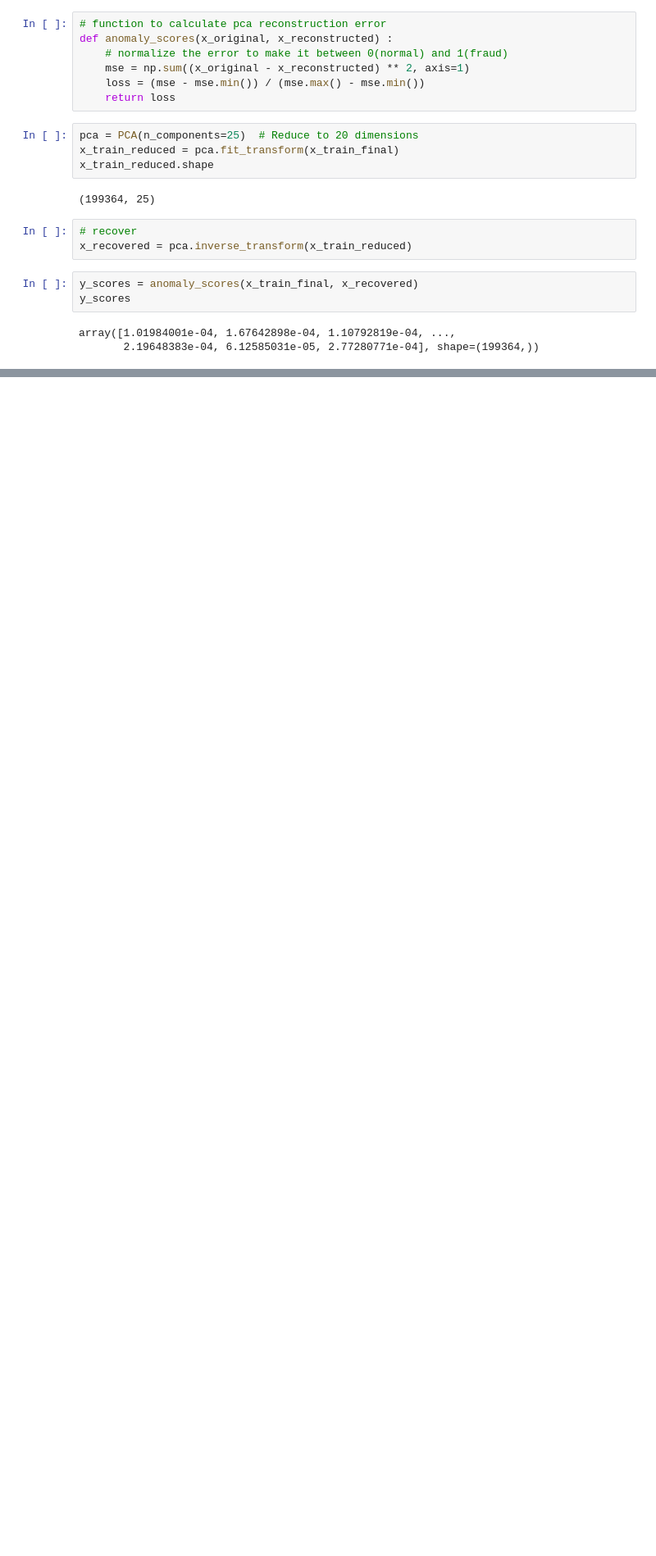
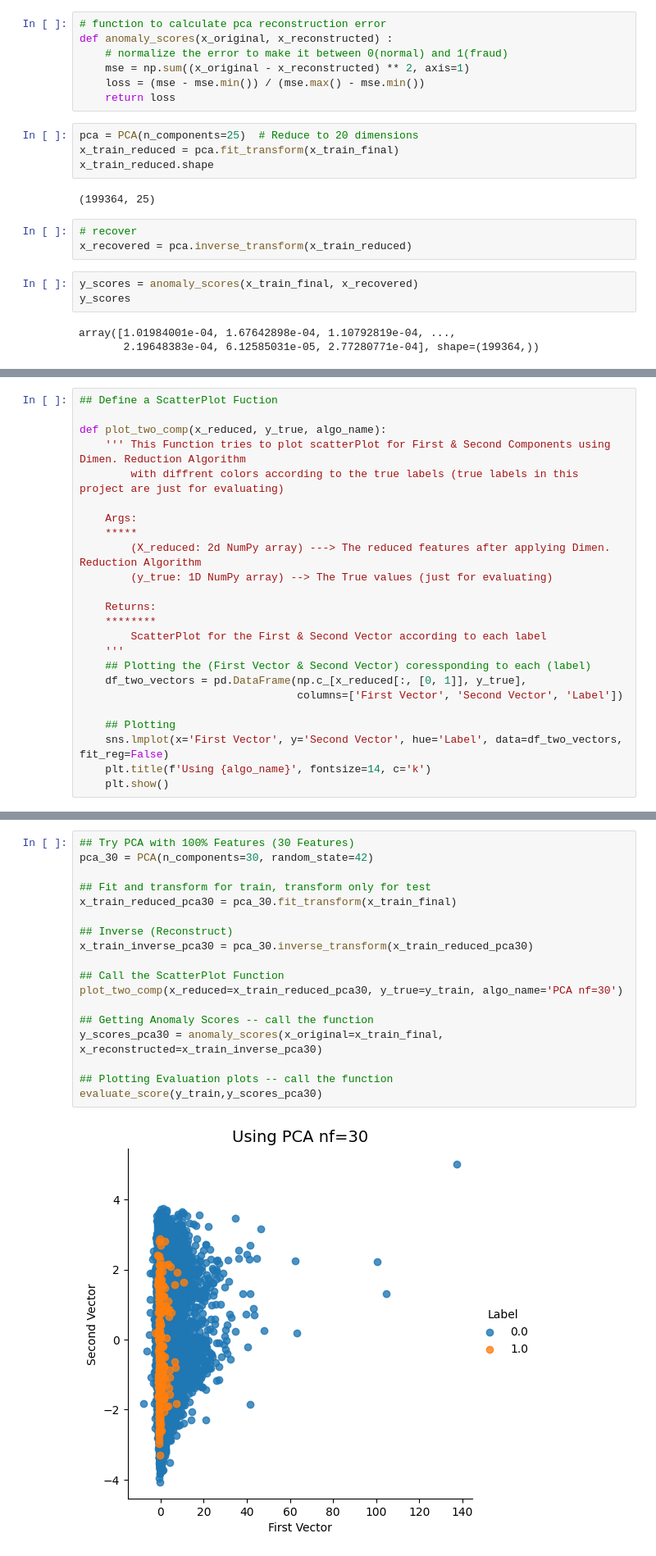
Before and after one commit to phenammar/Anomaly-detection, a Jupyter notebook: notebooks/anomalynb.ipynb, the cells around one changed output, grey strips where cells are left out. Shown at 82% size. Cells and saved outputs as stored; diff of their text form; blank space fills up the shorter version.

```diff
--- a/notebooks/anomalynb.ipynb
+++ b/notebooks/anomalynb.ipynb
@@ -144,0 +203,24 @@ array([1.01984001e-04, 1.67642898e-04, 1.10792819e-04, ...,
+# %%
+## Define a ScatterPlot Fuction
+
+def plot_two_comp(x_reduced, y_true, algo_name):
+    ''' This Function tries to plot scatterPlot for First & Second Components using Dimen. Reduction Algorithm
+        with diffrent colors according to the true labels (true labels in this project are just for evaluating)
+
+    Args:
+    *****
+        (X_reduced: 2d NumPy array) ---> The reduced features after applying Dimen. Reduction Algorithm
+        (y_true: 1D NumPy array) --> The True values (just for evaluating)
+
+    Returns:
+    ********
+        ScatterPlot for the First & Second Vector according to each label
+    '''
+    ## Plotting the (First Vector & Second Vector) coressponding to each (label)
+    df_two_vectors = pd.DataFrame(np.c_[x_reduced[:, [0, 1]], y_true],
+                                  columns=['First Vector', 'Second Vector', 'Label'])
+
+    ## Plotting
+    sns.lmplot(x='First Vector', y='Second Vector', hue='Label', data=df_two_vectors, fit_reg=False)
+    plt.title(f'Using {algo_name}', fontsize=14, c='k')
+    plt.show()
@@ -144,0 +231,20 @@ array([1.01984001e-04, 1.67642898e-04, 1.10792819e-04, ...,
+# %%
+## Try PCA with 100% Features (30 Features)
+pca_30 = PCA(n_components=30, random_state=42)
+
+## Fit and transform for train, transform only for test
+x_train_reduced_pca30 = pca_30.fit_transform(x_train_final)
+
+## Inverse (Reconstruct)
+x_train_inverse_pca30 = pca_30.inverse_transform(x_train_reduced_pca30)
+
+## Call the ScatterPlot Function
+plot_two_comp(x_reduced=x_train_reduced_pca30, y_true=y_train, algo_name='PCA nf=30')
+
+## Getting Anomaly Scores -- call the function
+y_scores_pca30 = anomaly_scores(x_original=x_train_final, x_reconstructed=x_train_inverse_pca30)
+
+## Plotting Evaluation plots -- call the function
+evaluate_score(y_train,y_scores_pca30)
+# %% [output]
+[figure, added]
```
Also changed, not shown: parts of 16 cells of this notebook.
